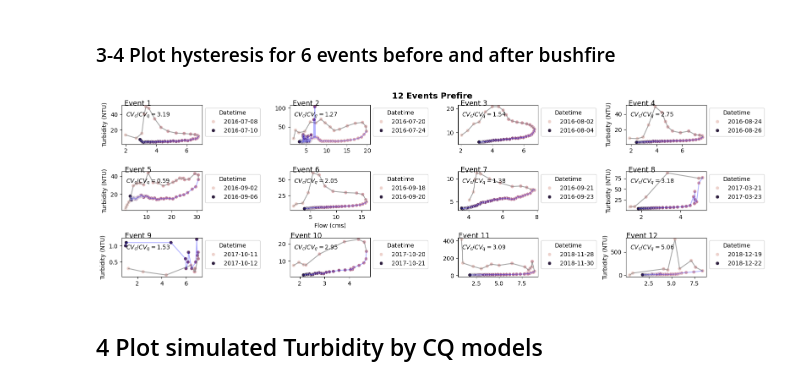
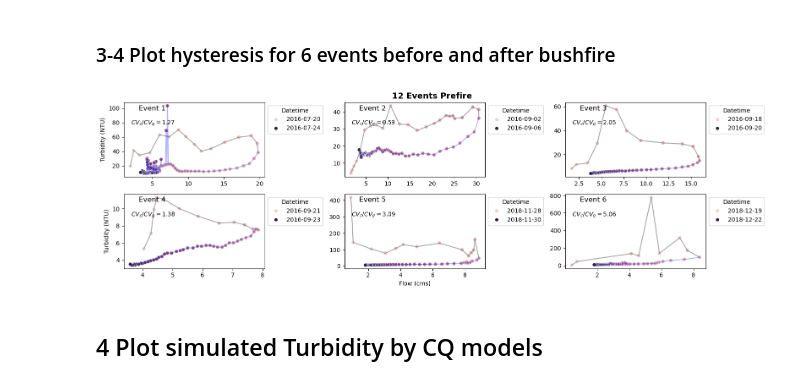
Before and after one commit to QianWanghhu/BushFireWQ, a Jupyter notebook: src/Explore_212058_CQ.ipynb, the cells around one changed output. Drawn from its saved outputs; the diff is of its cells as text; code cells hidden in the pictures.

```diff
--- a/src/Explore_212058_CQ.ipynb
+++ b/src/Explore_212058_CQ.ipynb
@@ -184,7 +184,7 @@ storm_data = pd.read_csv('../output/CQ_analysis/212058/' + \
                         index_col = 'id')
 # Set stormID to str format
 # Select six events of the max peak flow during each periods
-fig, axes = plt.subplots(nrows=3, ncols=4, sharex=False, sharey=False, figsize=(16, 5))
+fig, axes = plt.subplots(nrows=2, ncols=3, sharex=False, sharey=False, figsize=(16, 5))
 title = ['12 Events Prefire', '12 Events Postfire'][0]
 dt_plot = six_eventID_int[0] # six_eventID[1] for postfire events and six_eventID[0] for prefire events
 kk = 0
@@ -197,8 +197,8 @@ if norm_plot:
 else:
     xx = 'total_flow'; yy = 'Turbidity (NTU)'
     xlab = 'Flow (cms)'; ylab = yy
-for ii in range(3):
-    for jj in range(4):
+for ii in range(2):
+    for jj in range(3):
         # Simplified condition for legend
         # lgnd = kk == 5
         lgnd = True
@@ -210,34 +210,34 @@ for ii in range(3):
                         ax = axes[ii, jj], legend=lgnd)
         sns.lineplot(hys_temp.loc[:peak_idx, :], x = xx, y =yy, \
                         ax = axes[ii, jj], legend=lgnd, color='grey', alpha=0.7)
         sns.lineplot(hys_temp.loc[peak_idx:, :], x = xx, y =yy, \
                         ax = axes[ii, jj], legend=lgnd, color='blue', alpha=0.3)
         # Set event ID as title
         axes[ii, jj].set_title(f'Event {kk + 1}', loc='center', pad=12, x=0.2, y=0.8)
         axes[ii, jj].text(0.05, 0.7, r'$CV_c/CV_q = {:.2f}$'.format(cvcq), transform=axes[ii, jj].transAxes)
         # Creating a custom legend with absolute time for each subplot
         handles, labels = axes[ii, jj].get_legend_handles_labels()
         # Create custom legend labels: only include the first and last absolute time
         custom_labels = [str(hys_temp.Datetime.values[0][0:10]), str(hys_temp.Datetime.values[-1][0:10])]
         # Set the new legend with the custom labels
         axes[ii, jj].legend([handles[0], handles[-1]], custom_labels, title="Datetime",
                             loc='upper left', bbox_to_anchor=(1., 1))
         kk += 1
         #Set subplot's xlabel to none
         axes[ii, jj].set_xlabel('')
     # Set labels
     axes[ii, 0].set_ylabel(ylab)
     axes[ii, 1].set_ylabel('')
     axes[ii, 2].set_ylabel('')
 
 axes[1, 1].set_xlabel(xlab)
 plt.suptitle(title, fontsize=font_size, fontweight='bold', y=0.95)
 plt.subplots_adjust(wspace=0.02, hspace=0.05)
 # axes[1, 2].legend(loc='upper left', bbox_to_anchor=(1, 1), title='Legend')
 plt.tight_layout()
 plt.savefig(f'{fig_dir}{title}HysteresisNorm{norm_plot}.png', format='png', dpi=300)
 # %% [output]
-[figure, old version]
+[figure, new version]
 # %% [markdown]
 ## 4 Plot simulated Turbidity by CQ models
 # %% [markdown]
```
Also changed, not shown: parts of 10 cells of this notebook, 12 other files.
